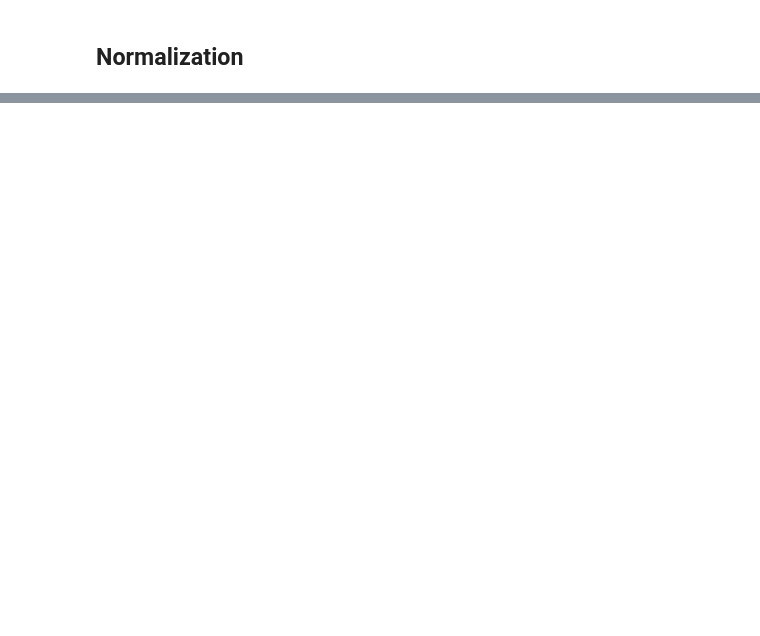
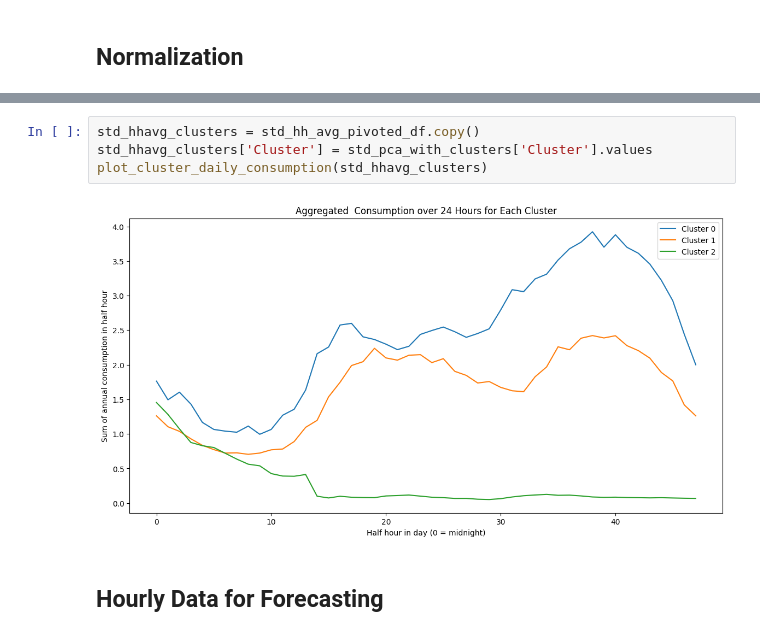
Before and after one commit to NirmalMJohn/DataScience_Project, a Jupyter notebook: Main_Forecasting.ipynb, the cells around one changed output, grey strips where cells are left out. Drawn from its saved outputs; the diff is of its cells as text; blank space fills up the shorter version.

```diff
--- a/Main_Forecasting.ipynb
+++ b/Main_Forecasting.ipynb
@@ -856,0 +1126,8 @@ plot_clusters(clustered_tou_df, kmeans_tou)
+# %%
+std_hhavg_clusters = std_hh_avg_pivoted_df.copy()
+std_hhavg_clusters['Cluster'] = std_pca_with_clusters['Cluster'].values
+plot_cluster_daily_consumption(std_hhavg_clusters)
+# %% [output]
+[figure, added]
+# %% [markdown]
+## **Hourly Data for Forecasting**
```
Also changed, not shown: parts of 46 cells of this notebook.
